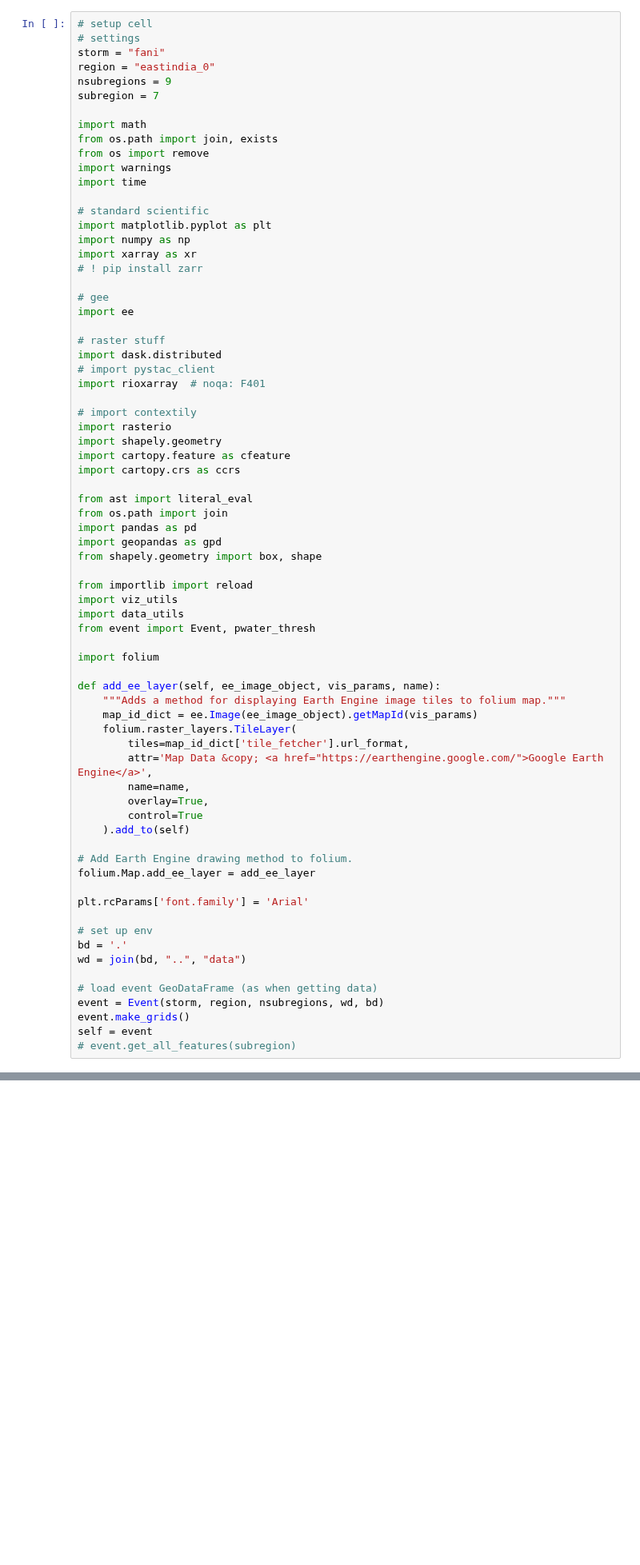
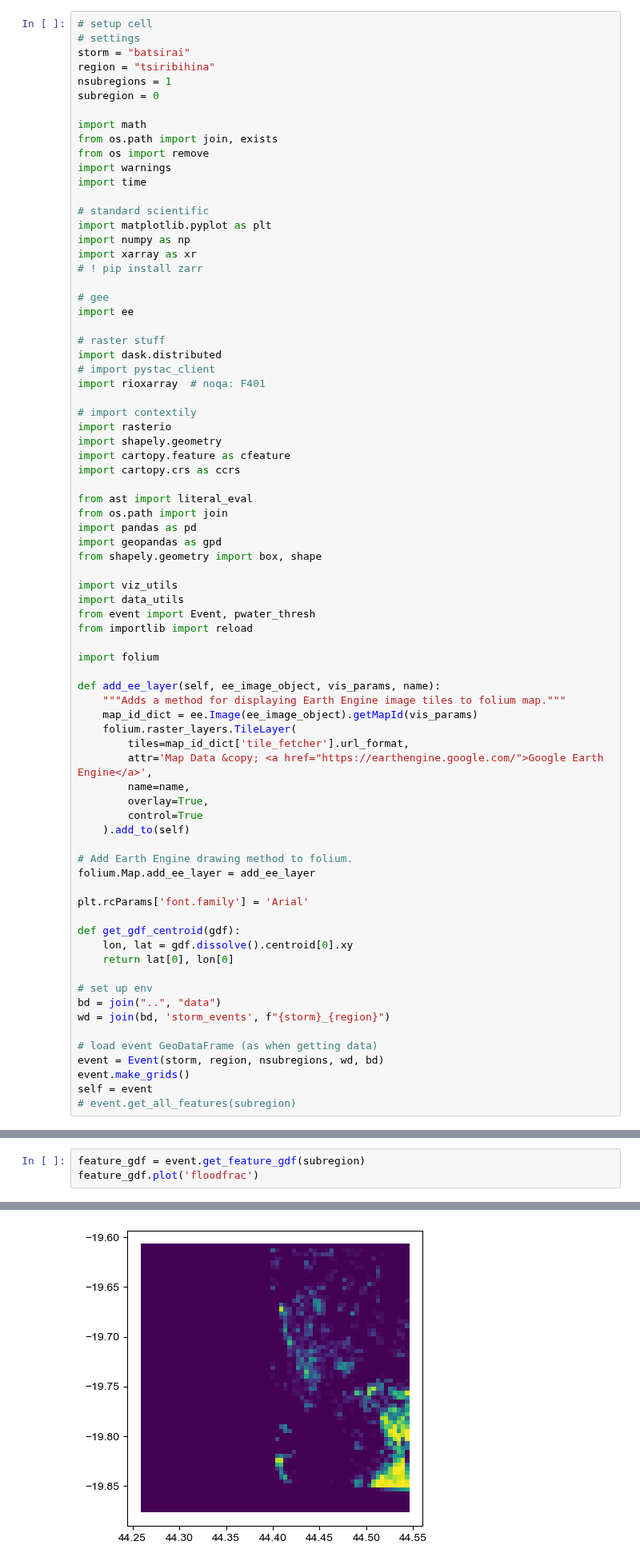
Before and after one commit to alisonpeard/hybridmodels, a Jupyter notebook: python/D. Development.ipynb, the cells around one changed output, grey strips where cells are left out. Shown at 80% size. Cells and saved outputs as stored; diff of their text form; blank space fills up the shorter version.

```diff
--- a/python/D. Development.ipynb
+++ b/python/D. Development.ipynb
@@ -3,10 +3,10 @@
 # %%
 # setup cell
 # settings
-storm = "fani"
-region = "eastindia_0"
-nsubregions = 9
-subregion = 7
+storm = "batsirai"
+region = "tsiribihina"
+nsubregions = 1
+subregion = 0
 
 import math
 from os.path import join, exists
@@ -40,10 +40,10 @@ import pandas as pd
 import geopandas as gpd
 from shapely.geometry import box, shape
 
-from importlib import reload
 import viz_utils
 import data_utils
 from event import Event, pwater_thresh
+from importlib import reload
 
 import folium
 
@@ -63,9 +63,13 @@ folium.Map.add_ee_layer = add_ee_layer
 
 plt.rcParams['font.family'] = 'Arial'
 
+def get_gdf_centroid(gdf):
+    lon, lat = gdf.dissolve().centroid[0].xy
+    return lat[0], lon[0]
+
 # set up env
-bd = '.'
-wd = join(bd, "..", "data")
+bd = join("..", "data")
+wd = join(bd, 'storm_events', f"{storm}_{region}")
 
 # load event GeoDataFrame (as when getting data)
 event = Event(storm, region, nsubregions, wd, bd)
@@ -336,0 +87,4 @@ feature_gdf = get_permwater(self, subregion, True)
+# %%
+feature_gdf = event.get_feature_gdf(subregion)
+feature_gdf.plot('floodfrac')
+# %% [output]
@@ -336,0 +92 @@ feature_gdf = get_permwater(self, subregion, True)
+[figure, added]
```
Also changed, not shown: parts of 29 cells of this notebook, 19 other files.
